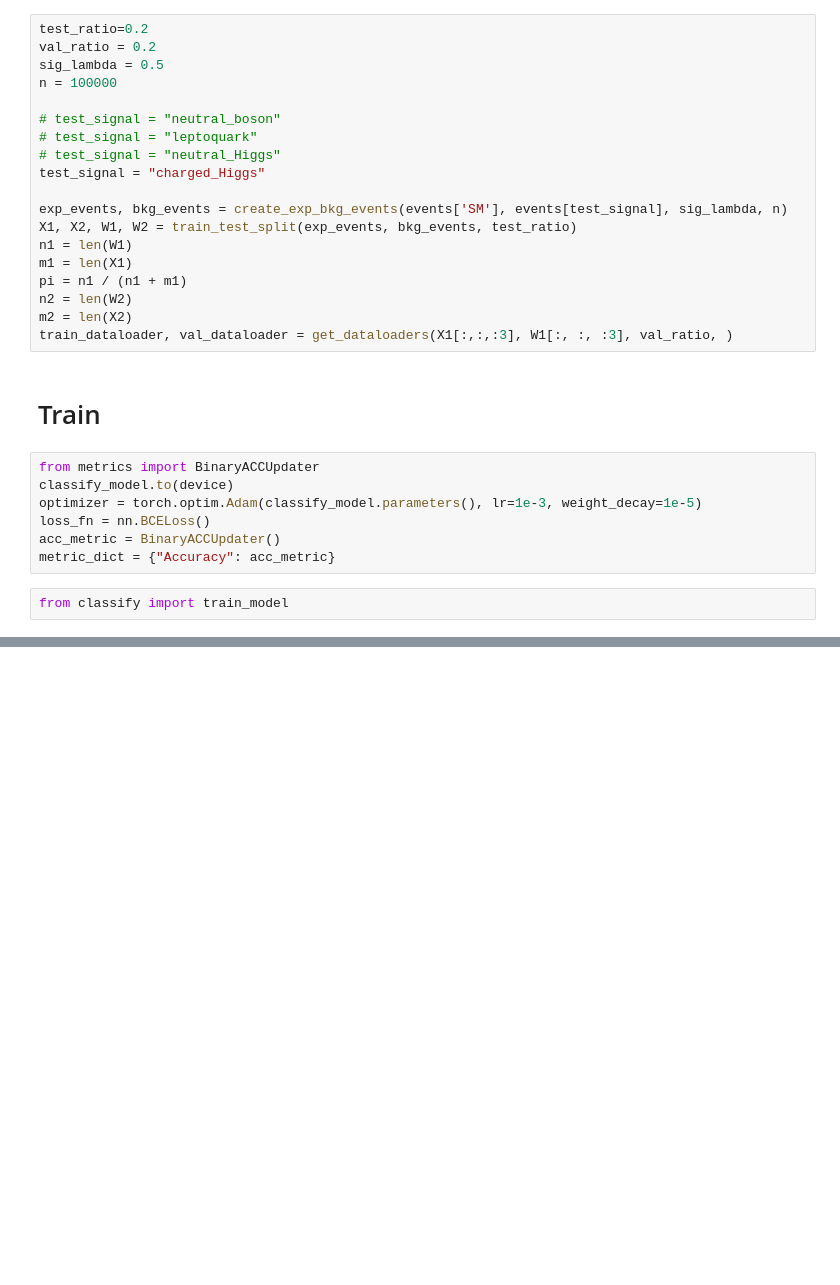
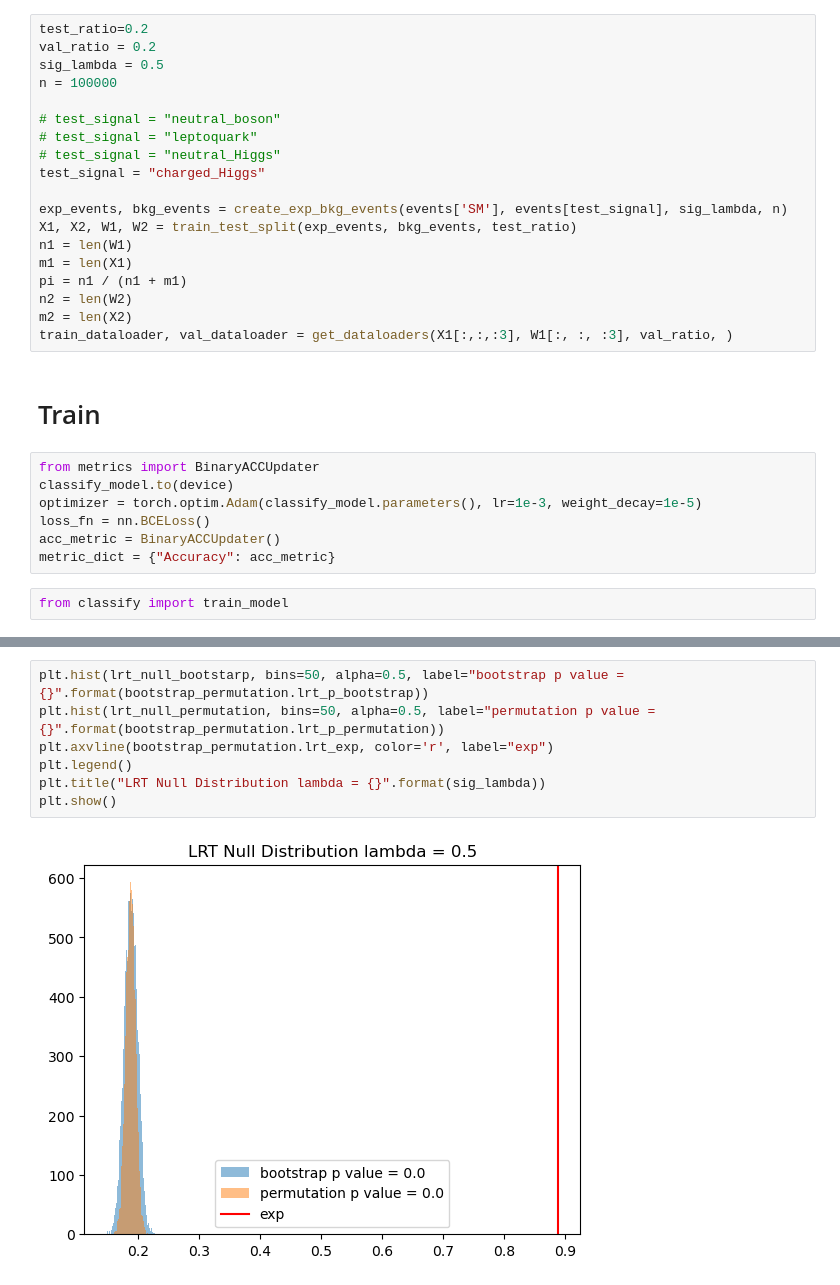
Before and after one commit to ZhengtingHe/ADwithNE, a Jupyter notebook: demo/baseline.ipynb, the cells around one changed output, grey strips where cells are left out. Saved outputs shown, nothing was run; the diff lists cells and outputs as text; blank space fills up the shorter version.

```diff
--- a/demo/baseline.ipynb
+++ b/demo/baseline.ipynb
@@ -156,0 +197,9 @@ Epoch 18 / 50
+# %%
+plt.hist(lrt_null_bootstarp, bins=50, alpha=0.5, label="bootstrap p value = {}".format(bootstrap_permutation.lrt_p_bootstrap))
+plt.hist(lrt_null_permutation, bins=50, alpha=0.5, label="permutation p value = {}".format(bootstrap_permutation.lrt_p_permutation))
+plt.axvline(bootstrap_permutation.lrt_exp, color='r', label="exp")
+plt.legend()
+plt.title("LRT Null Distribution lambda = {}".format(sig_lambda))
+plt.show()
+# %% [output]
+[figure, added]
```
Also changed, not shown: parts of 18 cells of this notebook, 1 other file.
